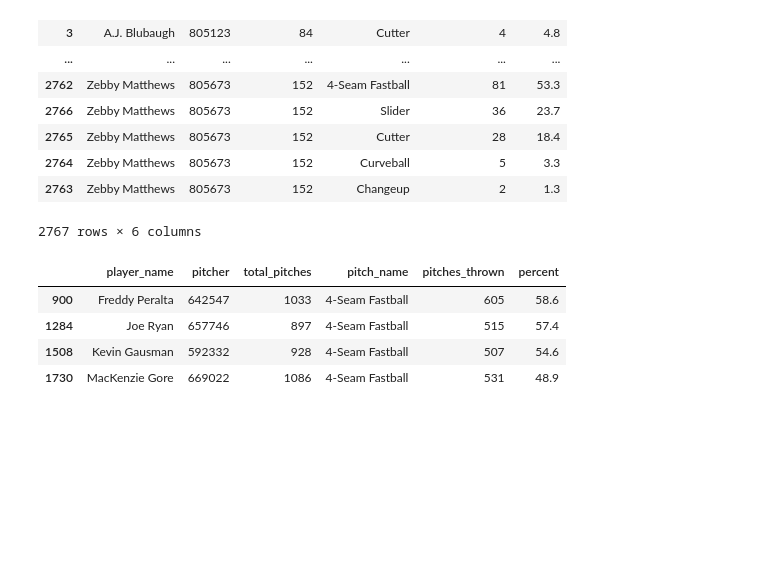
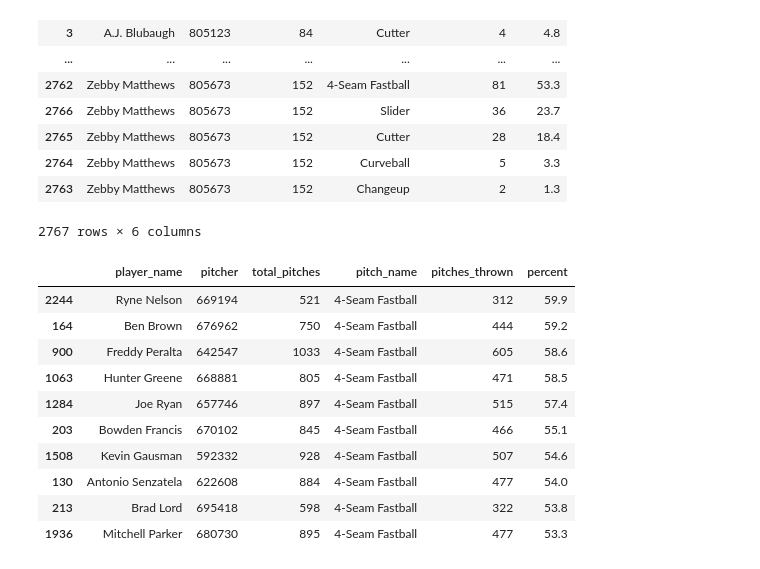
Before and after one commit to unbenounced/mlb, a Jupyter notebook: overview.ipynb, the cells around one changed output. Cells and saved outputs as stored; diff of their text form; code cells hidden in the pictures; blank space fills up the shorter version.

```diff
--- a/stats.ipynb
+++ b/overview.ipynb
@@ -172,10 +172,16 @@ pitch_df
 | 2763 | Zebby Matthews | 805673 | 152 | Changeup | 2 | 1.3 |
 2767 rows × 6 columns
 # %%
-pitch_df.loc[(pitch_df['pitch_name'] == '4-Seam Fastball')&(pitch_df['pitches_thrown']>=500)].sort_values(by='percent', ascending=False)
+pitch_df.loc[(pitch_df['pitch_name'] == '4-Seam Fastball')&(pitch_df['total_pitches']>=500)].sort_values(by='percent', ascending=False).head(10)
 # %% [output]
 |  | player_name | pitcher | total_pitches | pitch_name | pitches_thrown | percent |
+| 2244 | Ryne Nelson | 669194 | 521 | 4-Seam Fastball | 312 | 59.9 |
+| 164 | Ben Brown | 676962 | 750 | 4-Seam Fastball | 444 | 59.2 |
 | 900 | Freddy Peralta | 642547 | 1033 | 4-Seam Fastball | 605 | 58.6 |
+| 1063 | Hunter Greene | 668881 | 805 | 4-Seam Fastball | 471 | 58.5 |
 | 1284 | Joe Ryan | 657746 | 897 | 4-Seam Fastball | 515 | 57.4 |
+| 203 | Bowden Francis | 670102 | 845 | 4-Seam Fastball | 466 | 55.1 |
 | 1508 | Kevin Gausman | 592332 | 928 | 4-Seam Fastball | 507 | 54.6 |
-| 1730 | MacKenzie Gore | 669022 | 1086 | 4-Seam Fastball | 531 | 48.9 |
+| 130 | Antonio Senzatela | 622608 | 884 | 4-Seam Fastball | 477 | 54.0 |
+| 213 | Brad Lord | 695418 | 598 | 4-Seam Fastball | 322 | 53.8 |
+| 1936 | Mitchell Parker | 680730 | 895 | 4-Seam Fastball | 477 | 53.3 |
```
Also changed, not shown: 1 other file.
